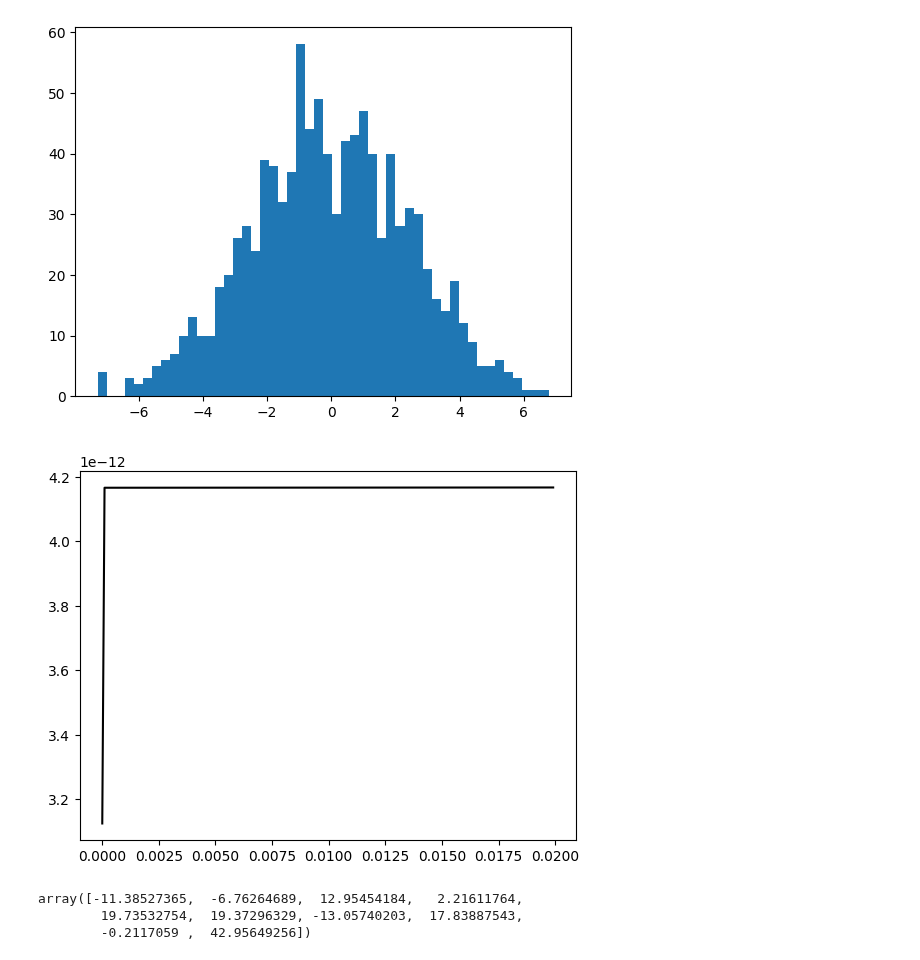
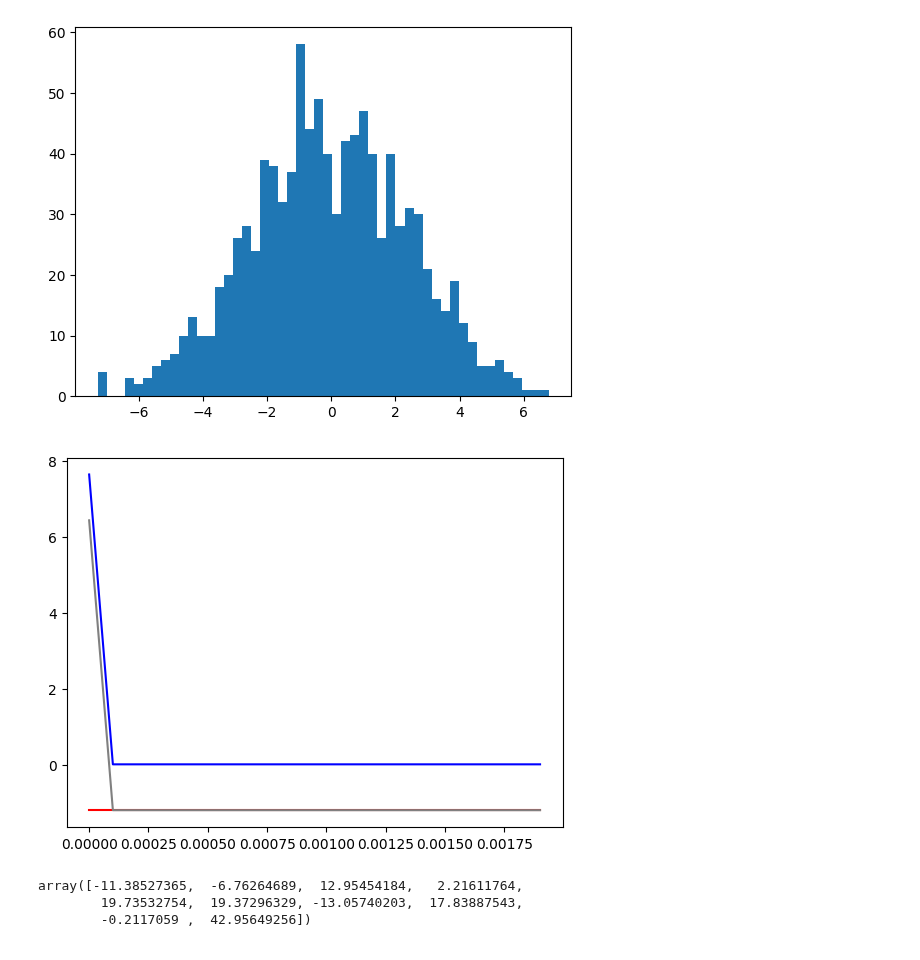
Before and after one commit to mannodiarun/MSE570, a Jupyter notebook: MD.ipynb, the cells around one changed output. Drawn from its saved outputs; the diff is of its cells as text; code cells hidden in the pictures.

```diff
--- a/MD.ipynb
+++ b/MD.ipynb
@@ -117,10 +117,8 @@ def pair_distance(x_all,y_all):
 # %%
 ##  Define MD Parameters  ##
 
-Temp_start = 30000
-dt = 1e-4
-tmax = 1e-2
-m = 1/2000
+Temp_start = 1
+m = 1
 # %%
 def init():
 
@@ -199,3 +197,5 @@ def init():
     KE_start = 0.5*sumv2*m
 
     return(x, y, vx, vy, xm, ym, PE_start, KE_start)
+# %%
+x, y, vx, vy, xm, ym, PE_start, KE_start = init()
@@ -258,7 +262,7 @@ def integrate(switch, en, forces_x, forces_y, x, y, vx, vy, temp):
     sumv2 = 0
     vx = [0.0]*N
     vy = [0.0]*N
-    nu = 10
+    nu = 5
     Temp = 0
 
 
@@ -356,7 +360,14 @@ def md(tmax,dt,nsamp):
     y_new = y
     k = 0
 
-    for i in range(0,steps):
+    PE[0] = pe_start
+    KE[0] = ke_start
+    TE[0] = pe_start + ke_start
+    Temp[0] = Temp_start
+    times[0] = 0
+    pair_dist[0] = sample(x_new,y_new)
+
+    for i in range(1,steps):
         en, fx, fy = force(x_new,y_new)
         T, pe, ke, te, x_new, y_new = integrate(en, fx, fy, x, xm, y, ym)
         t = t+dt
@@ -369,11 +380,11 @@ def md(tmax,dt,nsamp):
             times[k] = t
             pair_dist[k] = sample(x_new,y_new)
 
-    # plt.plot(times[:], PE[:], c = 'r')
-    # plt.plot(times[:], KE[:], c = 'b')
-    # plt.plot(times[:], TE[:], c = 'grey')
+    plt.plot(times[:], PE[:], c = 'r')
+    plt.plot(times[:], KE[:], c = 'b')
+    plt.plot(times[:], TE[:], c = 'grey')
 #    plt.plot(times[:], Temp[:], c='k')
-    plt.plot(times[:], pair_dist[:], c = 'g')
+#    plt.plot(times[:], pair_dist[:], c = 'g')
 
     return(PE, KE, TE, x_new, y_new, pair_dist)
 # %%
@@ -419,13 +430,13 @@ def md_anderson(tmax,dt,nsamp,T):
 # %%
 
 dt = 1e-5
-tmax = 2e-2
+tmax = 2e-3
 nsamp = 10
-Temp = 400000
+Temp = 4
 
-PE, KE, TE, x_final, y_final, pair_dist = md_anderson(tmax,dt,nsamp,Temp)
+PE, KE, TE, x_final, y_final, pair_dist = md(tmax,dt,nsamp)
 # %% [output]
-[figure, old version]
+[figure, new version]
 # %%
 sigma = np.sqrt(400)
 np.random.normal(loc=0, scale=sigma, size=10)
```
Also changed, not shown: parts of 4 cells of this notebook.
